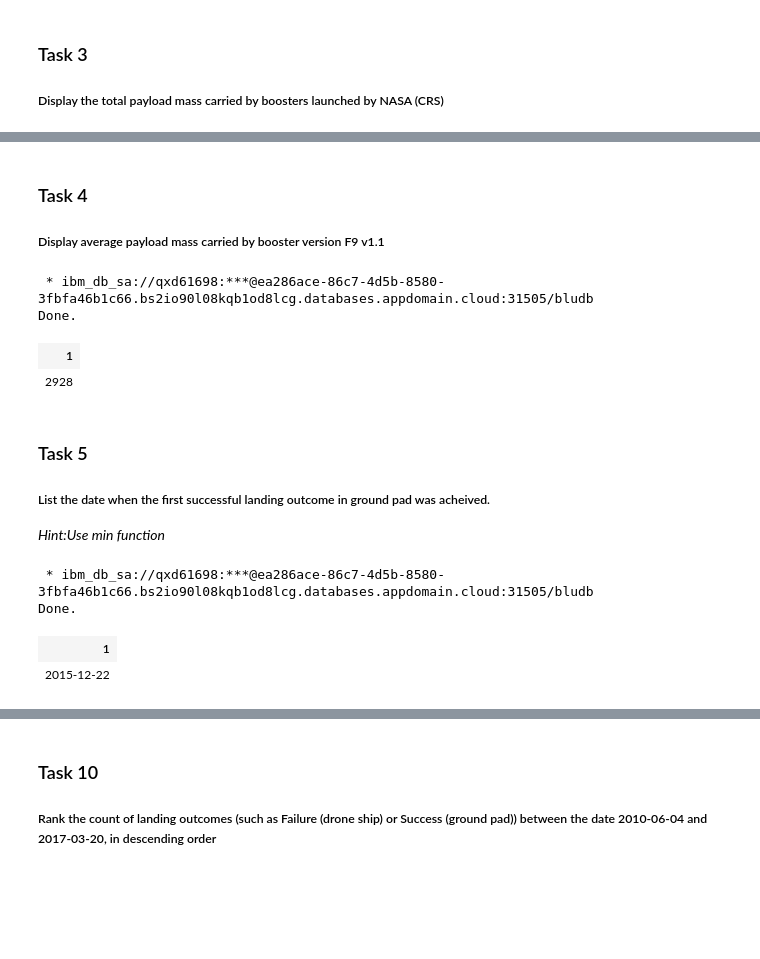
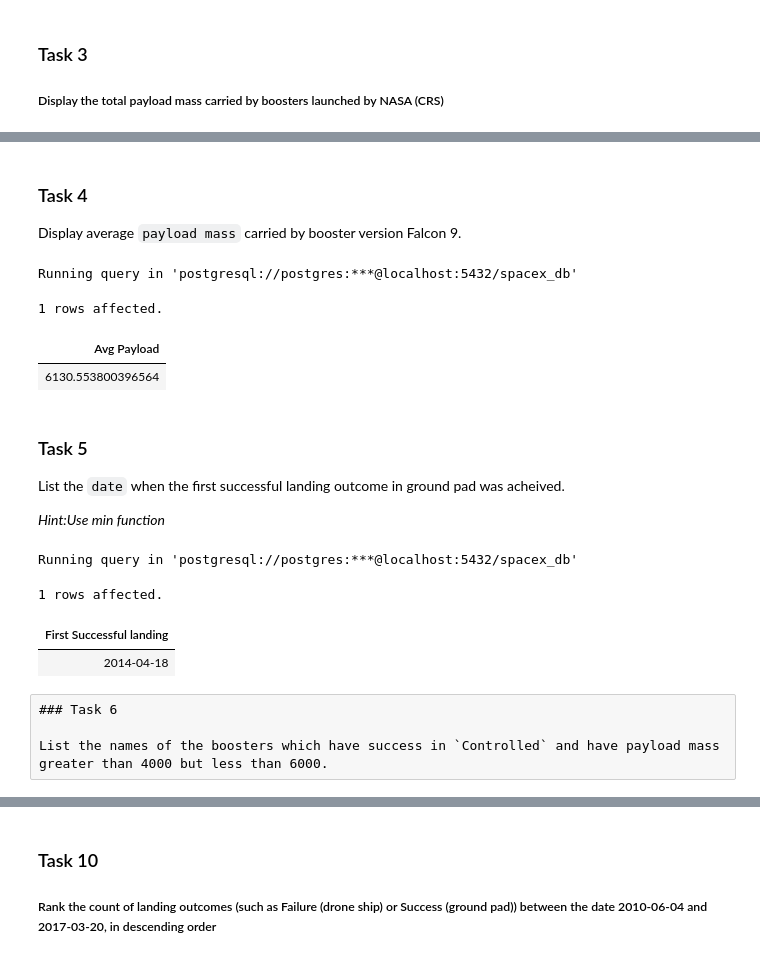
Before and after one commit to jgp-13/SpaceX_project, a Jupyter notebook: notebooks/Lab_4_SQL-coursera.ipynb, the cells around one changed output, grey strips where cells are left out. Drawn from its saved outputs; the diff is of its cells as text; code cells hidden in the pictures; blank space fills up the shorter version.

```diff
--- a/notebooks/Lab_4_SQL-coursera.ipynb
+++ b/notebooks/Lab_4_SQL-coursera.ipynb
@@ -1 +5,12 @@
+# %%
+import pandas as pd
+from sqlalchemy import create_engine
+import numpy as np
+import os
+import spacex
+
+from spacex.config import INTERIM_DATA_DIR
+
+pd.set_option('display.max_rows', None)
+pd.set_option('display.max_columns', None)
 # %% [markdown]
@@ -130,24 +132,34 @@ Done.
 # %% [markdown]
 ### Task 4
 
-##### Display average payload mass carried by booster version F9 v1.1
+Display average `payload mass` carried by booster version Falcon 9.
 # %%
-%sql SELECT avg(PAYLOAD_MASS_KG) FROM SPACEXTBL where Booster_Version = 'F9 v1.1';
+%%sql
+    SELECT avg("Payload_Mass") as "Avg Payload"
+    FROM spacex_table
+    WHERE "Booster_Version" = 'Falcon 9';
 # %% [output]
- * ibm_db_sa://qxd61698:***@ea286ace-86c7-4d5b-8580-3fbfa46b1c66.bs2io90l08kqb1od8lcg.databases.appdomain.cloud:31505/bludb
-Done.
+Running query in 'postgresql://postgres:***@localhost:5432/spacex_db'
+1 rows affected.
-| 1 |
-| 2928 |
+| Avg Payload |
+| 6130.553800396564 |
 # %% [markdown]
 ### Task 5
 
-##### List the date when the first successful landing outcome in ground pad was acheived.
+List the `date` when the first successful landing outcome in ground pad was acheived.
 
 *Hint:Use min function*
 # %%
-%sql SELECT min(Date) FROM SPACEXTBL WHERE Landing_Outcome = 'Success (ground pad)'
+%%sql
+    SELECT min("Date") :: date as "First Successful landing"
+    FROM spacex_table
+    WHERE "Class" = 1;
 # %% [output]
- * ibm_db_sa://qxd61698:***@ea286ace-86c7-4d5b-8580-3fbfa46b1c66.bs2io90l08kqb1od8lcg.databases.appdomain.cloud:31505/bludb
-Done.
+Running query in 'postgresql://postgres:***@localhost:5432/spacex_db'
+1 rows affected.
-| 1 |
-| 2015-12-22 |
+| First Successful landing |
+| 2014-04-18 |
+# %% [raw]
+### Task 6
+
+List the names of the boosters which have success in `Controlled` and have payload mass greater than 4000 but less than 6000.
```
Also changed, not shown: parts of 42 cells of this notebook, 2 other files.
